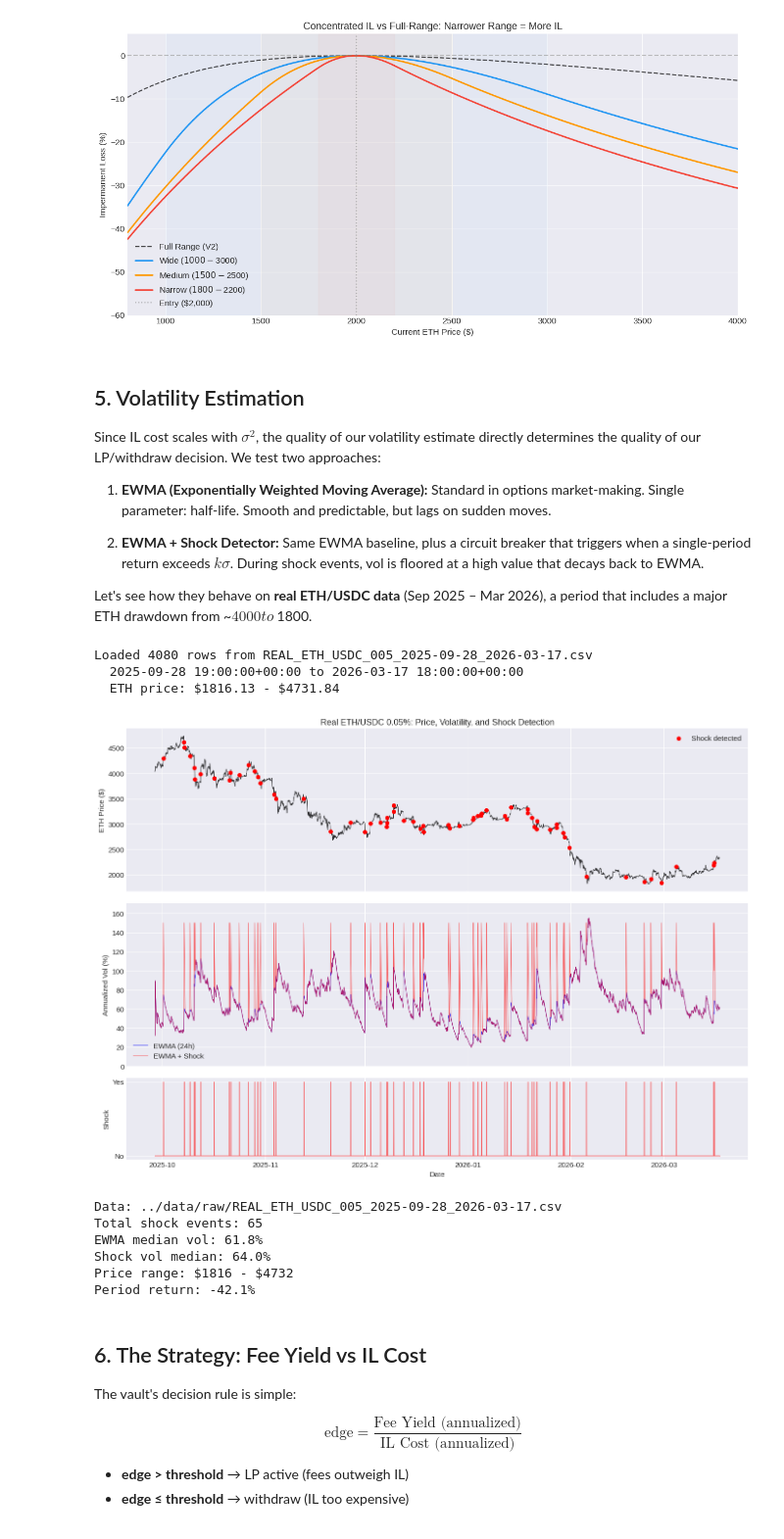
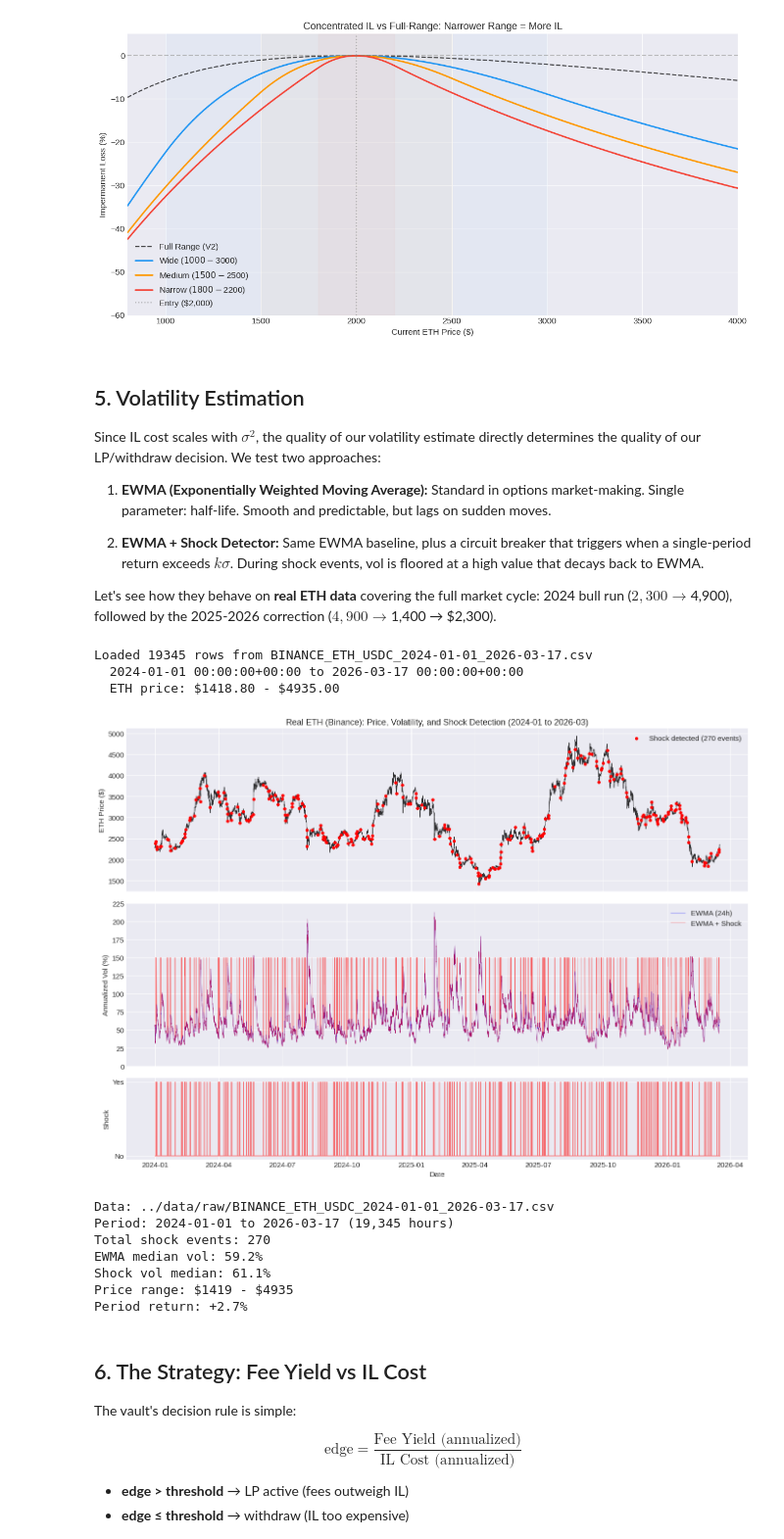
Before and after one commit to Official-Belta/il-alpha-vault, a Jupyter notebook: notebooks/il_alpha_vault.ipynb, the cells around one changed output. Shown at 98% size. Drawn from its saved outputs; the diff is of its cells as text; code cells hidden in the pictures.

```diff
--- a/notebooks/il_alpha_vault.ipynb
+++ b/notebooks/il_alpha_vault.ipynb
@@ -218,20 +218,23 @@ Since IL cost scales with $\sigma^2$, the quality of our volatility estimate dir
 
 2. **EWMA + Shock Detector:** Same EWMA baseline, plus a circuit breaker that triggers when a single-period return exceeds $k\sigma$. During shock events, vol is floored at a high value that decays back to EWMA.
 
-Let's see how they behave on **real ETH/USDC data** (Sep 2025 – Mar 2026), a period that includes a major ETH drawdown from ~$4000 to ~$1800.
+Let's see how they behave on **real ETH data** covering the full market cycle: 2024 bull run ($2,300 → $4,900), followed by the 2025-2026 correction ($4,900 → $1,400 → $2,300).
 # %%
-# Load REAL data and compare vol estimators
+# Load full-cycle data and compare vol estimators
 import glob
 
-# Find the real data file
+# Prefer Binance full-cycle data, then GeckoTerminal, then synthetic
+binance_files = sorted(glob.glob('../data/raw/BINANCE_*.csv'))
 real_files = sorted(glob.glob('../data/raw/REAL_*.csv'))
-if real_files:
-    data_path = real_files[-1]  # most recent
-    data_label = "Real ETH/USDC 0.05%"
+if binance_files:
+    data_path = binance_files[-1]
+    data_label = "Real ETH (Binance)"
+elif real_files:
+    data_path = real_files[-1]
+    data_label = "Real ETH/USDC (GeckoTerminal)"
 else:
-    # Fallback to synthetic
     data_path = '../data/raw/SYNTHETIC_ETH_USDC_005_2023-01-01_2024-01-01.csv'
-    data_label = "Synthetic ETH/USDC 0.05%"
+    data_label = "Synthetic ETH/USDC"
 
 df = load_pool_data(data_path)
 prices = df['eth_price_usd']
@@ -246,48 +249,50 @@ fig, (ax1, ax2, ax3) = plt.subplots(3, 1, figsize=(14, 10), sharex=True,
                                       gridspec_kw={'height_ratios': [2, 2, 1]})
 
 # Price
 ax1.plot(df['timestamp'], prices, 'k-', linewidth=0.8, alpha=0.8)
 shock_times = df['timestamp'][shock_flags]
 shock_prices = prices[shock_flags]
-ax1.scatter(shock_times, shock_prices, color='red', s=30, zorder=5, label='Shock detected')
+ax1.scatter(shock_times, shock_prices, color='red', s=15, zorder=5, label=f'Shock detected ({shock_flags.sum()} events)')
 ax1.set_ylabel('ETH Price ($)')
-ax1.set_title(f'{data_label}: Price, Volatility, and Shock Detection')
+ax1.set_title(f'{data_label}: Price, Volatility, and Shock Detection ({df["timestamp"].min().strftime("%Y-%m")} to {df["timestamp"].max().strftime("%Y-%m")})')
 ax1.legend()
 
 # Vol estimates
-ax2.plot(df['timestamp'], ewma_vol * 100, 'b-', linewidth=0.8, alpha=0.8, label='EWMA (24h)')
-ax2.plot(df['timestamp'], shock_vol * 100, 'r-', linewidth=0.8, alpha=0.6, label='EWMA + Shock')
+ax2.plot(df['timestamp'], ewma_vol * 100, 'b-', linewidth=0.5, alpha=0.8, label='EWMA (24h)')
+ax2.plot(df['timestamp'], shock_vol * 100, 'r-', linewidth=0.5, alpha=0.6, label='EWMA + Shock')
 ax2.set_ylabel('Annualized Vol (%)')
 ax2.legend()
-ax2.set_ylim(0, min(300, shock_vol.max() * 100 * 1.1))
+ax2.set_ylim(0, min(300, shock_vol.quantile(0.99) * 100 * 1.5))
 
 # Shock flags
 ax3.fill_between(df['timestamp'], 0, shock_flags.astype(int), color='red', alpha=0.5)
 ax3.set_ylabel('Shock')
 ax3.set_yticks([0, 1])
 ax3.set_yticklabels(['No', 'Yes'])
 ax3.set_xlabel('Date')
 
 plt.tight_layout()
 plt.show()
 
 print(f"Data: {data_path}")
+print(f"Period: {df['timestamp'].min().strftime('%Y-%m-%d')} to {df['timestamp'].max().strftime('%Y-%m-%d')} ({len(df):,} hours)")
 print(f"Total shock events: {shock_flags.sum()}")
 print(f"EWMA median vol: {ewma_vol.median()*100:.1f}%")
 print(f"Shock vol median: {shock_vol.median()*100:.1f}%")
 print(f"Price range: ${prices.min():.0f} - ${prices.max():.0f}")
 print(f"Period return: {(prices.iloc[-1]/prices.iloc[0] - 1)*100:+.1f}%")
 # %% [output]
-Loaded 4080 rows from REAL_ETH_USDC_005_2025-09-28_2026-03-17.csv
-  2025-09-28 19:00:00+00:00 to 2026-03-17 18:00:00+00:00
-  ETH price: $1816.13 - $4731.84
+Loaded 19345 rows from BINANCE_ETH_USDC_2024-01-01_2026-03-17.csv
+  2024-01-01 00:00:00+00:00 to 2026-03-17 00:00:00+00:00
+  ETH price: $1418.80 - $4935.00
-[figure, old version]
+[figure, new version]
-Data: ../data/raw/REAL_ETH_USDC_005_2025-09-28_2026-03-17.csv
-Total shock events: 65
-EWMA median vol: 61.8%
-Shock vol median: 64.0%
-Price range: $1816 - $4732
-Period return: -42.1%
+Data: ../data/raw/BINANCE_ETH_USDC_2024-01-01_2026-03-17.csv
+Period: 2024-01-01 to 2026-03-17 (19,345 hours)
+Total shock events: 270
+EWMA median vol: 59.2%
+Shock vol median: 61.1%
+Price range: $1419 - $4935
+Period return: +2.7%
 # %% [markdown]
 <a id="6-the-strategy"></a>
 ## 6. The Strategy: Fee Yield vs IL Cost
```
Also changed, not shown: parts of 5 cells of this notebook, 1 other file.
